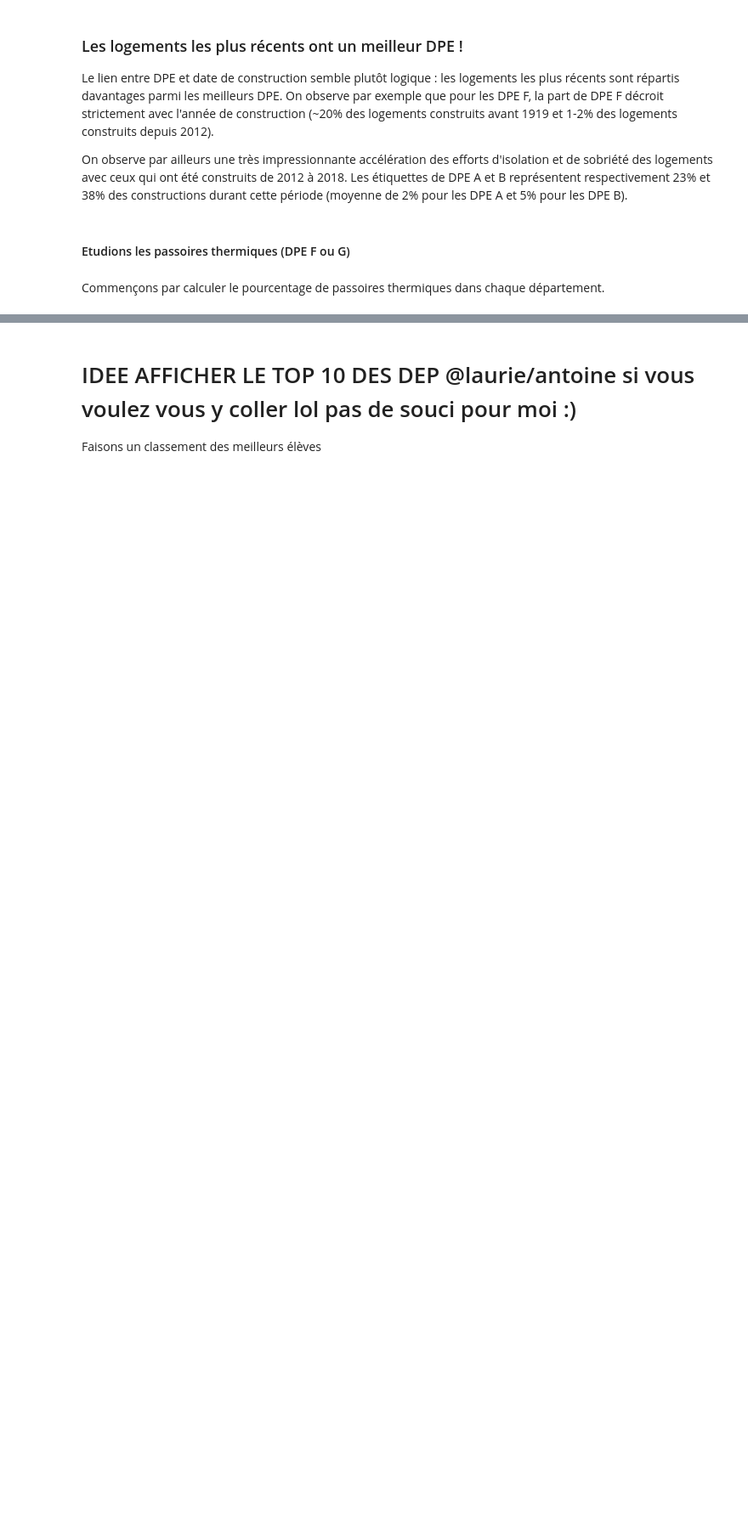
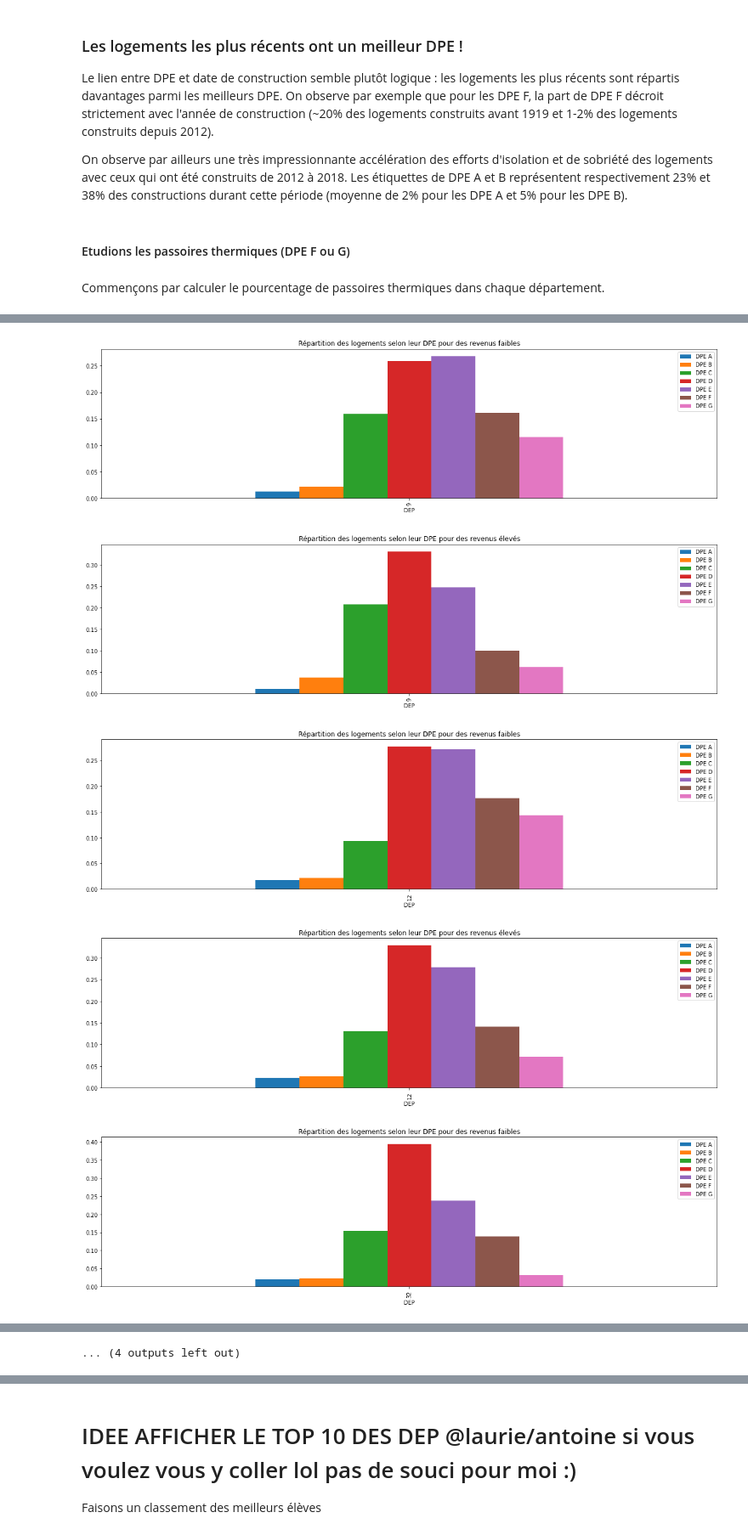
Before and after one commit to f-b-l/python2A, a Jupyter notebook: Master Notebook.ipynb, the cells around one changed output, grey strips where cells are left out. Shown at 85% size. Drawn from its saved outputs; the diff is of its cells as text; code cells hidden in the pictures; blank space fills up the shorter version.

Commit message:
ajout graphique et relecture

```diff
--- a/Master Notebook.ipynb
+++ b/Master Notebook.ipynb
@@ -1667,0 +1623,19 @@ df_bdd_nat_work=df_bdd_nat_work.assign(Taux_Passoires_Thermique=(df_bdd_nat_work
+# %%
+import matplotlib.pyplot as plt
+liste_depatrtements=[9,12,31,32,46,65,81,82]
+for i in liste_depatrtements:
+  def df_DPE_revenu_eleve_departemental(i):
+    return pd.DataFrame(data=tableau_revenus(i)[(tableau_revenus(i)['REVENUS'] == 'D8 à D10')],columns=['DEP','DPE A','DPE B','DPE C','DPE D','DPE E','DPE F','DPE G'])
+  def graphique_DPE_revenu_eleve_departemental(i):
+    return df_DPE_revenu_eleve_departemental(i).plot(x ='DEP', y=['DPE A','DPE B','DPE C','DPE D','DPE E','DPE F','DPE G'],kind = 'bar', figsize=(20,5), title="Répartition des logements selon leur DPE pour des revenus élevés")
+  def df_DPE_revenu_faible_departemental(i):
+    return pd.DataFrame(data=tableau_revenus(i)[(tableau_revenus(i)['REVENUS'] == 'D1 à D3')],columns=['DEP','DPE A','DPE B','DPE C','DPE D','DPE E','DPE F','DPE G'])
+  def graphique_DPE_revenu_faible_departemental(i):
+    return df_DPE_revenu_faible_departemental(i).plot(x ='DEP', y=['DPE A','DPE B','DPE C','DPE D','DPE E','DPE F','DPE G'],kind = 'bar', figsize=(20,5), title="Répartition des logements selon leur DPE pour des revenus faibles")
+  plt.show(graphique_DPE_revenu_faible_departemental(i),graphique_DPE_revenu_eleve_departemental(i))
+# %% [output]
+[figure, added]
+[figure, added]
+[figure, added]
+[figure, added]
+[figure, added]
@@ -1667,0 +1649 @@ df_bdd_nat_work=df_bdd_nat_work.assign(Taux_Passoires_Thermique=(df_bdd_nat_work
+... (4 outputs left out)
```
Also changed, not shown: parts of 57 cells of this notebook.
